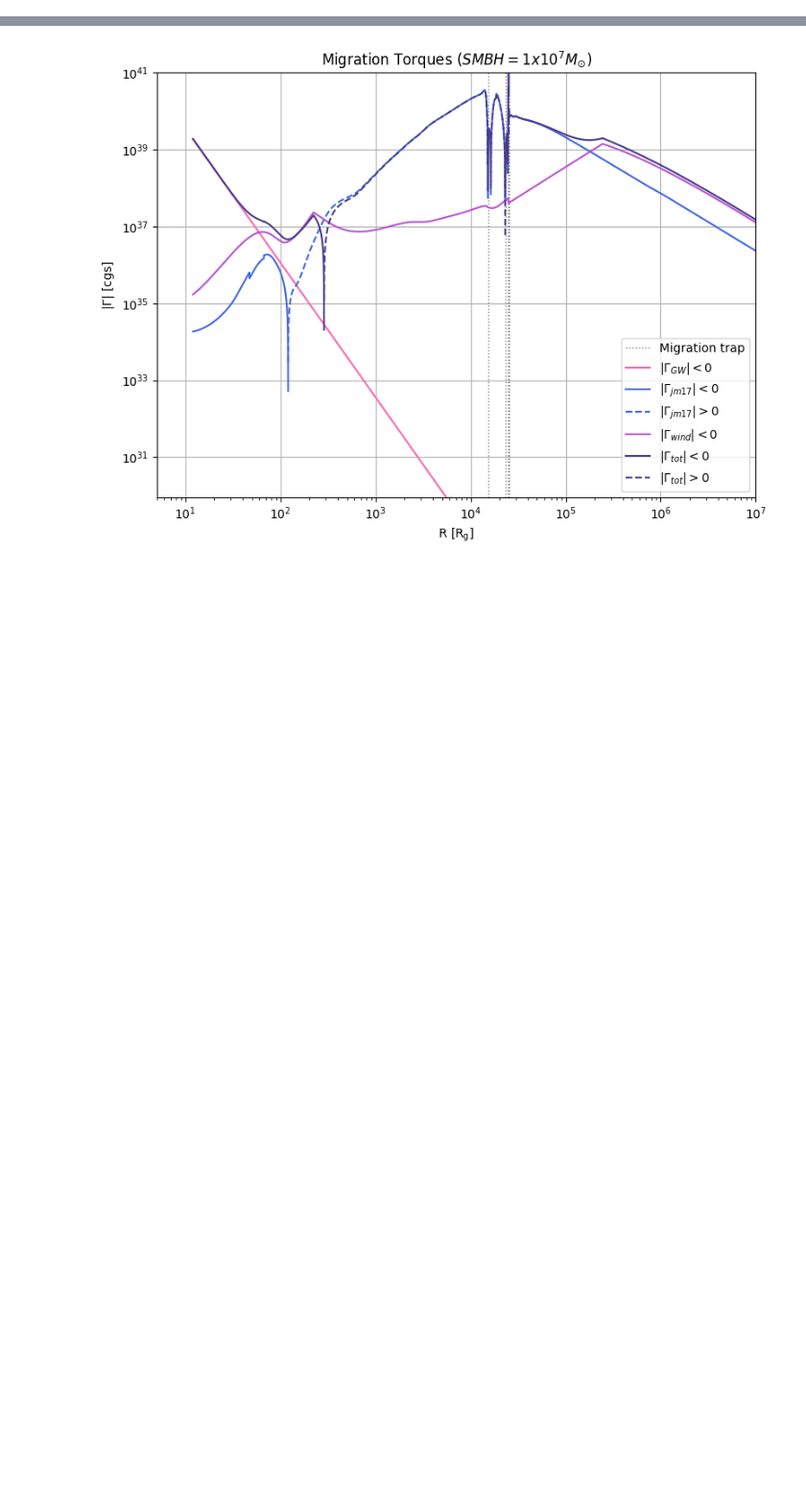
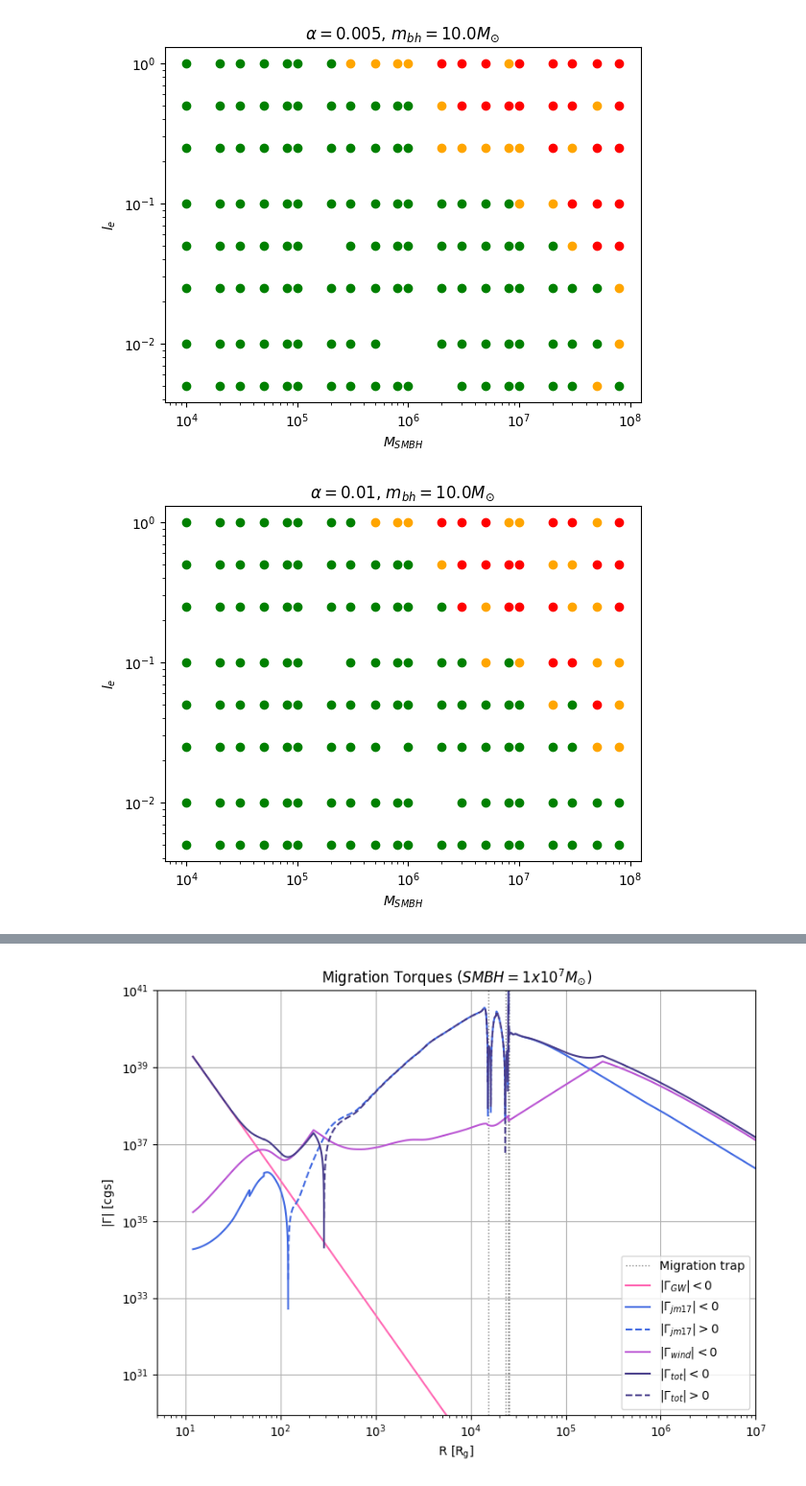
Before and after one commit to jt-stevenson/EMRIs_test, a Jupyter notebook: disk_profiles.ipynb, the cells around one changed output, grey strips where cells are left out. Shown at 96% size. Cells and saved outputs as stored; diff of their text form; code cells hidden in the pictures; blank space fills up the shorter version.

```diff
--- a/disk_profiles.ipynb
+++ b/disk_profiles.ipynb
@@ -244,0 +638,25 @@ print(r_q/2)
+# %%
+data=file_opener('Torques/SG/Wind/Mig_Torques/Summary_avg.txt')
+groups=data.groupby("alpha", as_index=True)
+
+keys=list(groups.groups.keys())
+for key in range(0, len(keys)):
+    alpha=groups.get_group(keys[key])
+    plt.scatter(x= alpha.groupby('winds').get_group('significant')['SMBH/Msun'], y=alpha.groupby('winds').get_group('significant')['le'], color='orange')
+    plt.scatter(x= alpha.groupby('winds').get_group('strong')['SMBH/Msun'], y=alpha.groupby('winds').get_group('strong')['le'], color='red')
+    plt.scatter(x= alpha.groupby('winds').get_group('weak')['SMBH/Msun'], y=alpha.groupby('winds').get_group('weak')['le'], color='green')
+    try:
+        plt.scatter(x= alpha.groupby('winds').get_group('insignificant')['SMBH/Msun'], y=alpha.groupby('winds').get_group('insignificant')['le'], color='cyan')
+    except KeyError:
+        pass
+
+    plt.xscale('log')
+    plt.yscale('log')
+    plt.xlabel(r'$M_{SMBH}$')
+    plt.ylabel(r'$l_e$')
+    plt.title(r'$\alpha=$'f'{keys[key]}, 'r'$m_{bh}=$'f'{Mmean/ct.MSun}'r'$M_{\odot}$')
+    plt.savefig(f'Torques/{DT}/Wind/Mig_Torques/Mass_vs_le_alpha_{keys[key]}.pdf')
+    plt.show()
+# %% [output]
+[figure, added]
+[figure, added]
```
Also changed, not shown: parts of 10 cells of this notebook.
